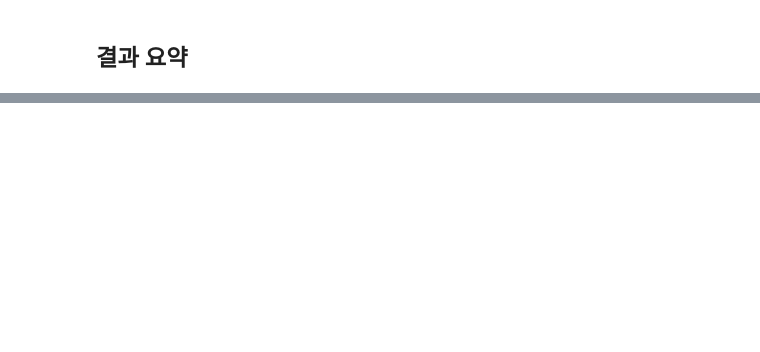
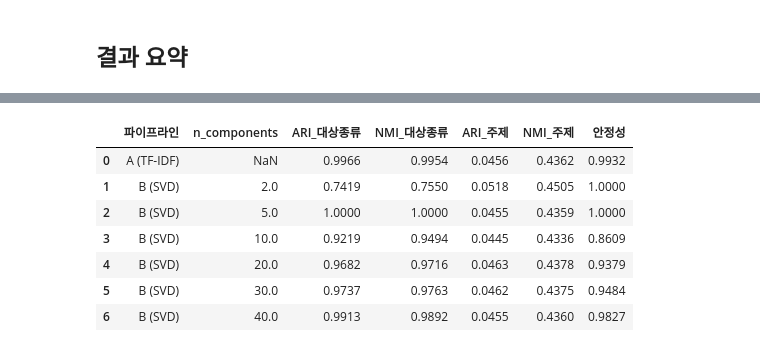
Before and after one commit to jcs19752510-ui/semi_project, a Jupyter notebook: 염윤호/03 Opiniosis Opinion Review/03_Opiniosis_Opinion_Review.ipynb, the cells around one changed output, grey strips where cells are left out. Drawn from its saved outputs; the diff is of its cells as text; code cells hidden in the pictures; blank space fills up the shorter version.

```diff
--- a/염윤호/03 Opiniosis Opinion Review/03_Opiniosis_Opinion_Review.ipynb
+++ b/염윤호/03 Opiniosis Opinion Review/03_Opiniosis_Opinion_Review.ipynb
@@ -531,0 +629,59 @@ Name: proportion, dtype: float64
+# %%
+from sklearn.decomposition import TruncatedSVD
+from sklearn.preprocessing import Normalizer
+from sklearn.pipeline import make_pipeline
+from sklearn.metrics import adjusted_rand_score, normalized_mutual_info_score
+
+N_CLUSTERS = 3
+N_SEEDS = 30
+N_COMPONENTS_LIST = [2, 5, 10, 20, 30, 40]
+
+target_labels = document_df['target_category'].values
+aspect_labels = document_df['aspect_label'].values
+
+def run_pipeline_seeds(X, n_seeds=N_SEEDS, n_clusters=N_CLUSTERS):
+    return [KMeans(n_clusters=n_clusters, max_iter=10000, random_state=seed, n_init=10).fit_predict(X)
+            for seed in range(n_seeds)]
+
+def summarize_runs(runs, true_target, true_aspect):
+    ari_t = np.mean([adjusted_rand_score(true_target, r) for r in runs])
+    nmi_t = np.mean([normalized_mutual_info_score(true_target, r) for r in runs])
+    ari_a = np.mean([adjusted_rand_score(true_aspect, r) for r in runs])
+    nmi_a = np.mean([normalized_mutual_info_score(true_aspect, r) for r in runs])
+    pair_scores = [adjusted_rand_score(runs[i], runs[j])
+                   for i in range(len(runs)) for j in range(i + 1, len(runs))]
+    stability = np.mean(pair_scores)
+    return ari_t, nmi_t, ari_a, nmi_a, stability
+
+svd_results = []
+
+# 파이프라인 A: TF-IDF -> KMeans (baseline)
+runs_a = run_pipeline_seeds(feature_vect)
+ari_t, nmi_t, ari_a, nmi_a, stability = summarize_runs(runs_a, target_labels, aspect_labels)
+svd_results.append({'파이프라인': 'A (TF-IDF)', 'n_components': np.nan,
+                     'ARI_대상종류': ari_t, 'NMI_대상종류': nmi_t,
+                     'ARI_주제': ari_a, 'NMI_주제': nmi_a, '안정성': stability})
+
+# 파이프라인 B: TF-IDF -> TruncatedSVD -> Normalizer -> KMeans
+svd_pipelines = {}
+for k in N_COMPONENTS_LIST:
+    lsa = make_pipeline(TruncatedSVD(n_components=k, random_state=0), Normalizer(copy=False))
+    X_svd = lsa.fit_transform(feature_vect)
+    runs_b = run_pipeline_seeds(X_svd)
+    svd_pipelines[k] = (lsa, X_svd, runs_b)
+    ari_t, nmi_t, ari_a, nmi_a, stability = summarize_runs(runs_b, target_labels, aspect_labels)
+    svd_results.append({'파이프라인': 'B (SVD)', 'n_components': k,
+                         'ARI_대상종류': ari_t, 'NMI_대상종류': nmi_t,
+                         'ARI_주제': ari_a, 'NMI_주제': nmi_a, '안정성': stability})
+
+comparison_svd_df = pd.DataFrame(svd_results).round(4)
+comparison_svd_df
+# %% [output]
+|  | 파이프라인 | n_components | ARI_대상종류 | NMI_대상종류 | ARI_주제 | NMI_주제 | 안정성 |
+| 0 | A (TF-IDF) | NaN | 0.9966 | 0.9954 | 0.0456 | 0.4362 | 0.9932 |
+| 1 | B (SVD) | 2.0 | 0.7419 | 0.7550 | 0.0518 | 0.4505 | 1.0000 |
+| 2 | B (SVD) | 5.0 | 1.0000 | 1.0000 | 0.0455 | 0.4359 | 1.0000 |
+| 3 | B (SVD) | 10.0 | 0.9219 | 0.9494 | 0.0445 | 0.4336 | 0.8609 |
+| 4 | B (SVD) | 20.0 | 0.9682 | 0.9716 | 0.0463 | 0.4378 | 0.9379 |
+| 5 | B (SVD) | 30.0 | 0.9737 | 0.9763 | 0.0462 | 0.4375 | 0.9484 |
+| 6 | B (SVD) | 40.0 | 0.9913 | 0.9892 | 0.0455 | 0.4360 | 0.9827 |
```
Also changed, not shown: parts of 22 cells of this notebook, 4 other files.
